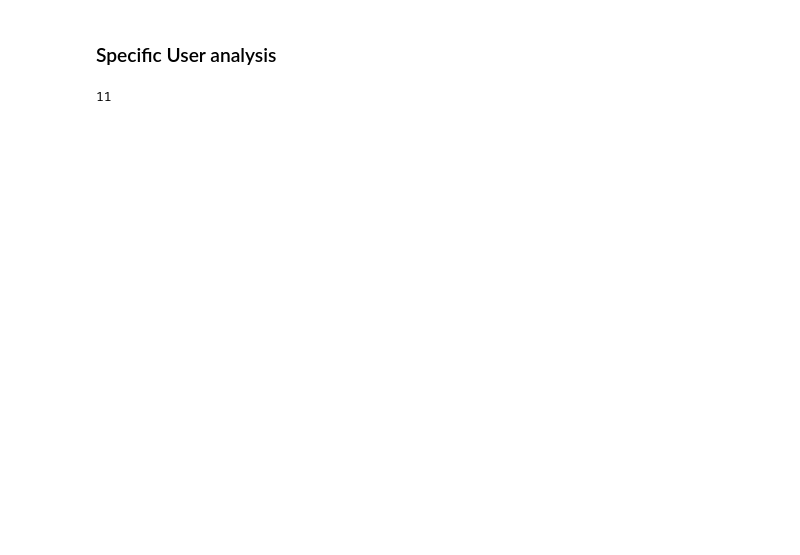
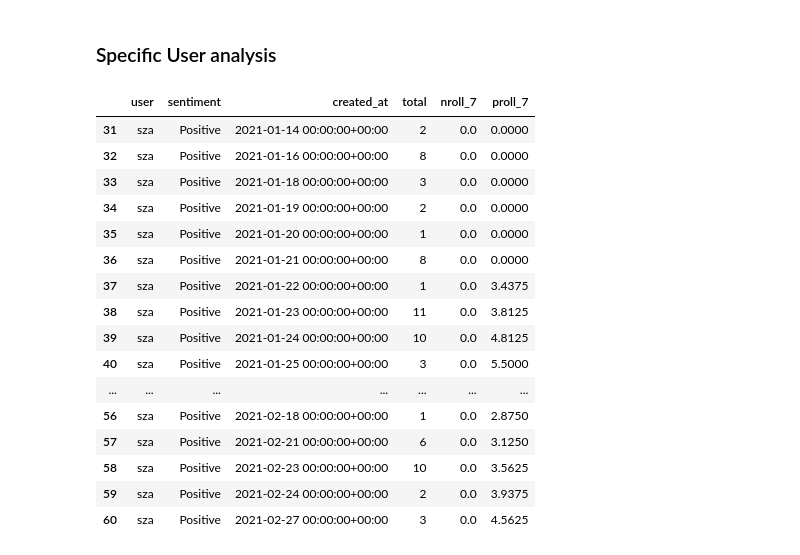
Before and after one commit to nlpathak/ECE-143-Team4, a Jupyter notebook: Final_Project/Sentiment_Analysis/Graphics.ipynb, the cells around one changed output. Cells and saved outputs as stored; diff of their text form; code cells hidden in the pictures; blank space fills up the shorter version.

```diff
--- a/Final_Project/Sentiment_Analysis/Graphics.ipynb
+++ b/Final_Project/Sentiment_Analysis/Graphics.ipynb
@@ -102,9 +126,32 @@ df_user_sum.head()
 ### Specific User analysis
 # %%
 user = random.choice(df.user.unique())
-df_u = df_s[df_s['user']==user].groupby(['user', pd.Grouper(key='created_at', freq='H')])['sentiment'].sum().reset_index(name='sum')
-df_u['sentiment'] = df_u['sum'].apply(lambda x: "Negative" if x < 0 else "Positive")
-len(df_u['sentiment'])
+df_u = df_s[df_s['user']==user].groupby(['user', 'sentiment',pd.Grouper(key='created_at', freq='D')])['sentiment'].count().reset_index(name='total')
+df_u['nroll_7'] = df_u[df_u['sentiment']=='Negative'].total.rolling(7,win_type='triang').mean()
+df_u['proll_7'] = df_u[df_u['sentiment']=='Positive'].total.rolling(7,win_type='triang').mean()
+
+df_u['nroll_7'] = df_u['nroll_7'].fillna(0)
+df_u['proll_7'] = df_u['proll_7'].fillna(0)
+
+# df_u['sentiment'] = df_u['sum'].apply(lambda x: "Negative" if x < 0 else "Positive")
+df_u.head(20)
+df_u[df_u['sentiment']=='Positive'].head(30)
 # %% [output]
-11
+|  | user | sentiment | created_at | total | nroll_7 | proll_7 |
+| 31 | sza | Positive | 2021-01-14 00:00:00+00:00 | 2 | 0.0 | 0.0000 |
+| 32 | sza | Positive | 2021-01-16 00:00:00+00:00 | 8 | 0.0 | 0.0000 |
+| 33 | sza | Positive | 2021-01-18 00:00:00+00:00 | 3 | 0.0 | 0.0000 |
+| 34 | sza | Positive | 2021-01-19 00:00:00+00:00 | 2 | 0.0 | 0.0000 |
+| 35 | sza | Positive | 2021-01-20 00:00:00+00:00 | 1 | 0.0 | 0.0000 |
+| 36 | sza | Positive | 2021-01-21 00:00:00+00:00 | 8 | 0.0 | 0.0000 |
+| 37 | sza | Positive | 2021-01-22 00:00:00+00:00 | 1 | 0.0 | 3.4375 |
+| 38 | sza | Positive | 2021-01-23 00:00:00+00:00 | 11 | 0.0 | 3.8125 |
+| 39 | sza | Positive | 2021-01-24 00:00:00+00:00 | 10 | 0.0 | 4.8125 |
+| 40 | sza | Positive | 2021-01-25 00:00:00+00:00 | 3 | 0.0 | 5.5000 |
+| ... | ... | ... | ... | ... | ... | ... |
+| 56 | sza | Positive | 2021-02-18 00:00:00+00:00 | 1 | 0.0 | 2.8750 |
+| 57 | sza | Positive | 2021-02-21 00:00:00+00:00 | 6 | 0.0 | 3.1250 |
+| 58 | sza | Positive | 2021-02-23 00:00:00+00:00 | 10 | 0.0 | 3.5625 |
+| 59 | sza | Positive | 2021-02-24 00:00:00+00:00 | 2 | 0.0 | 3.9375 |
+| 60 | sza | Positive | 2021-02-27 00:00:00+00:00 | 3 | 0.0 | 4.5625 |
 # %%
```
Also changed, not shown: parts of 11 cells of this notebook, 16 other files.
